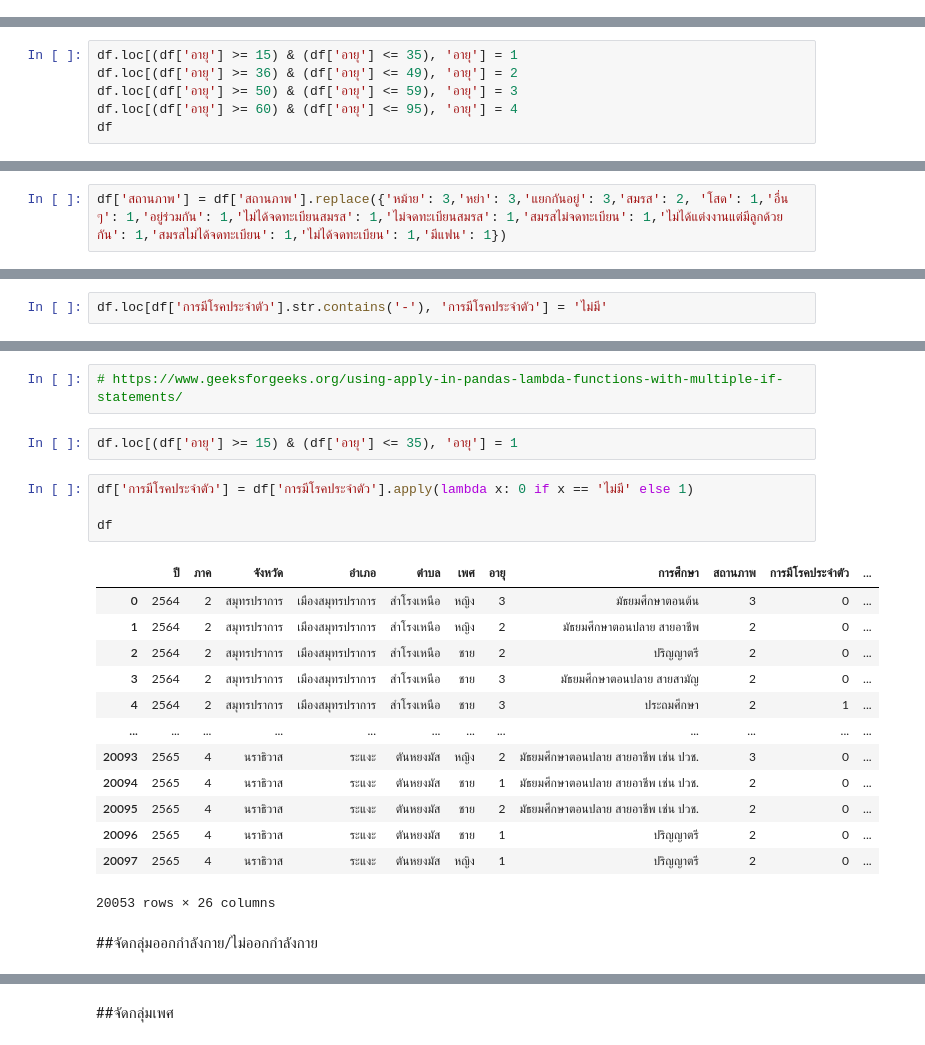
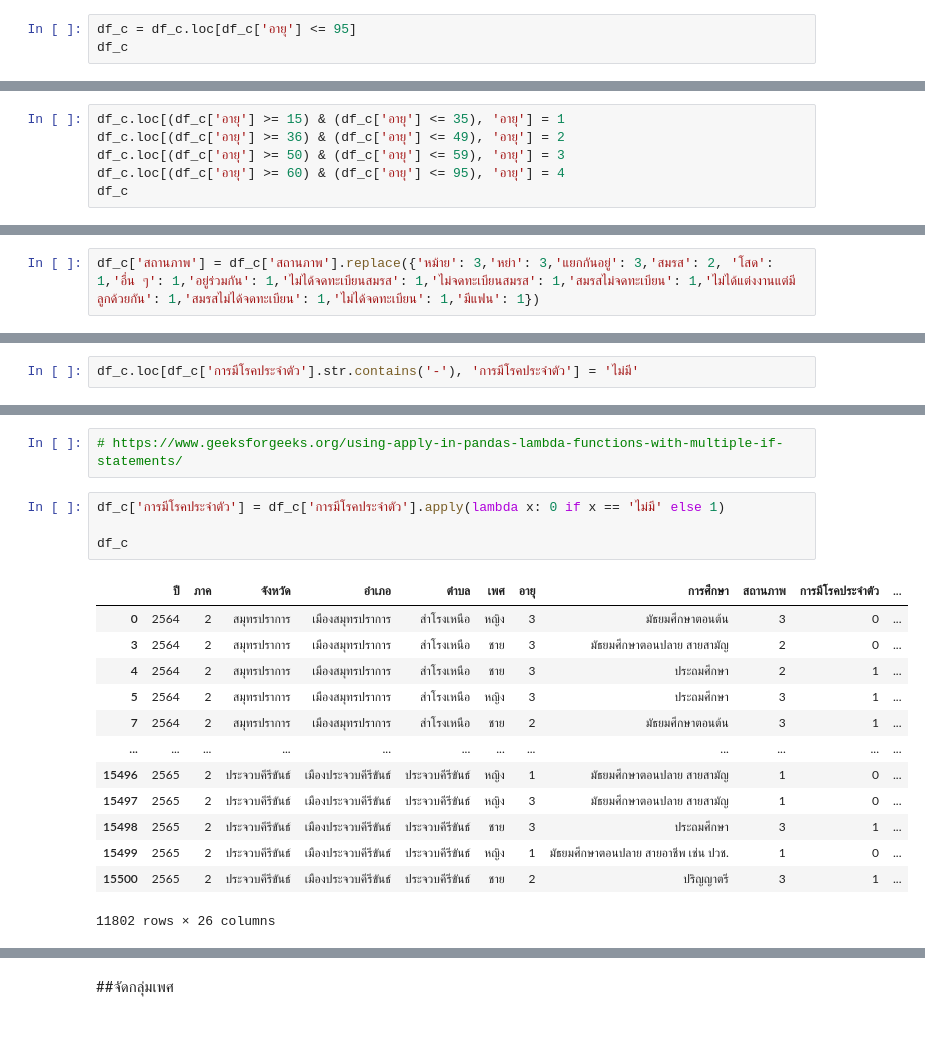
Before and after one commit to lapatradaa/BSC_DPDM23, a Jupyter notebook: ex.ipynb, the cells around one changed output, grey strips where cells are left out. Saved outputs shown, nothing was run; the diff lists cells and outputs as text.

```diff
--- a/ex.ipynb
+++ b/ex.ipynb
@@ -169,0 +233,3 @@ df
+# %%
+df_c = df_c.loc[df_c['อายุ'] <= 95]
+df_c
@@ -182,9 +262,9 @@ age_1
 # %%
-df.loc[(df['อายุ'] >= 15) & (df['อายุ'] <= 35), 'อายุ'] = 1
-df.loc[(df['อายุ'] >= 36) & (df['อายุ'] <= 49), 'อายุ'] = 2
-df.loc[(df['อายุ'] >= 50) & (df['อายุ'] <= 59), 'อายุ'] = 3
-df.loc[(df['อายุ'] >= 60) & (df['อายุ'] <= 95), 'อายุ'] = 4
-df
+df_c.loc[(df_c['อายุ'] >= 15) & (df_c['อายุ'] <= 35), 'อายุ'] = 1
+df_c.loc[(df_c['อายุ'] >= 36) & (df_c['อายุ'] <= 49), 'อายุ'] = 2
+df_c.loc[(df_c['อายุ'] >= 50) & (df_c['อายุ'] <= 59), 'อายุ'] = 3
+df_c.loc[(df_c['อายุ'] >= 60) & (df_c['อายุ'] <= 95), 'อายุ'] = 4
+df_c
 # %% [output]
 |  | ปี | ภาค | จังหวัด | อำเภอ | ตำบล | เพศ | อายุ | การศึกษา | สถานภาพ | การมีโรคประจำตัว | ... |
 | 0 | 2564 | 2 | สมุทรปราการ | เมืองสมุทรปราการ | สำโรงเหนือ | หญิง | 3 | มัธยมศึกษาตอนต้น | แยกกันอยู่ | ไม่มี | ... |
@@ -222,4 +300,4 @@ status_counts
 Name: สถานภาพ, dtype: int64
 # %%
-df['สถานภาพ'] = df['สถานภาพ'].replace({'หม้าย': 3,'หย่า': 3,'แยกกันอยู่': 3,'สมรส': 2, 'โสด': 1,'อื่น ๆ': 1,'อยู่ร่วมกัน': 1,'ไม่ได้จดทะเบียนสมรส': 1,'ไม่จดทะเบียนสมรส': 1,'สมรสไม่จดทะเบียน': 1,'ไม่ได้แต่งงานแต่มีลูกด้วยกัน': 1,'สมรสไม่ได้จดทะเบียน': 1,'ไม่ได้จดทะเบียน': 1,'มีแฟน': 1})
+df_c['สถานภาพ'] = df_c['สถานภาพ'].replace({'หม้าย': 3,'หย่า': 3,'แยกกันอยู่': 3,'สมรส': 2, 'โสด': 1,'อื่น ๆ': 1,'อยู่ร่วมกัน': 1,'ไม่ได้จดทะเบียนสมรส': 1,'ไม่จดทะเบียนสมรส': 1,'สมรสไม่จดทะเบียน': 1,'ไม่ได้แต่งงานแต่มีลูกด้วยกัน': 1,'สมรสไม่ได้จดทะเบียน': 1,'ไม่ได้จดทะเบียน': 1,'มีแฟน': 1})
 # %%
@@ -240,5 +318,5 @@ no_disease
 # %% [output]
 0
 # %%
-df.loc[df['การมีโรคประจำตัว'].str.contains('-'), 'การมีโรคประจำตัว'] = 'ไม่มี'
+df_c.loc[df_c['การมีโรคประจำตัว'].str.contains('-'), 'การมีโรคประจำตัว'] = 'ไม่มี'
 # %%
@@ -265,24 +343,20 @@ df
 # %%
 # https://www.geeksforgeeks.org/using-apply-in-pandas-lambda-functions-with-multiple-if-statements/
-# %%
-df.loc[(df['อายุ'] >= 15) & (df['อายุ'] <= 35), 'อายุ'] = 1
 # %%
-df['การมีโรคประจำตัว'] = df['การมีโรคประจำตัว'].apply(lambda x: 0 if x == 'ไม่มี' else 1)
+df_c['การมีโรคประจำตัว'] = df_c['การมีโรคประจำตัว'].apply(lambda x: 0 if x == 'ไม่มี' else 1)
 
-df
+df_c
 # %% [output]
 |  | ปี | ภาค | จังหวัด | อำเภอ | ตำบล | เพศ | อายุ | การศึกษา | สถานภาพ | การมีโรคประจำตัว | ... |
 | 0 | 2564 | 2 | สมุทรปราการ | เมืองสมุทรปราการ | สำโรงเหนือ | หญิง | 3 | มัธยมศึกษาตอนต้น | 3 | 0 | ... |
-| 1 | 2564 | 2 | สมุทรปราการ | เมืองสมุทรปราการ | สำโรงเหนือ | หญิง | 2 | มัธยมศึกษาตอนปลาย สายอาชีพ | 2 | 0 | ... |
-| 2 | 2564 | 2 | สมุทรปราการ | เมืองสมุทรปราการ | สำโรงเหนือ | ชาย | 2 | ปริญญาตรี | 2 | 0 | ... |
 | 3 | 2564 | 2 | สมุทรปราการ | เมืองสมุทรปราการ | สำโรงเหนือ | ชาย | 3 | มัธยมศึกษาตอนปลาย สายสามัญ | 2 | 0 | ... |
 | 4 | 2564 | 2 | สมุทรปราการ | เมืองสมุทรปราการ | สำโรงเหนือ | ชาย | 3 | ประถมศึกษา | 2 | 1 | ... |
+| 5 | 2564 | 2 | สมุทรปราการ | เมืองสมุทรปราการ | สำโรงเหนือ | หญิง | 3 | ประถมศึกษา | 3 | 1 | ... |
+| 7 | 2564 | 2 | สมุทรปราการ | เมืองสมุทรปราการ | สำโรงเหนือ | ชาย | 2 | มัธยมศึกษาตอนต้น | 3 | 1 | ... |
 | ... | ... | ... | ... | ... | ... | ... | ... | ... | ... | ... | ... |
-| 20093 | 2565 | 4 | นราธิวาส | ระแงะ | ตันหยงมัส | หญิง | 2 | มัธยมศึกษาตอนปลาย สายอาชีพ เช่น ปวช. | 3 | 0 | ... |
-| 20094 | 2565 | 4 | นราธิวาส | ระแงะ | ตันหยงมัส | ชาย | 1 | มัธยมศึกษาตอนปลาย สายอาชีพ เช่น ปวช. | 2 | 0 | ... |
-| 20095 | 2565 | 4 | นราธิวาส | ระแงะ | ตันหยงมัส | ชาย | 2 | มัธยมศึกษาตอนปลาย สายอาชีพ เช่น ปวช. | 2 | 0 | ... |
-| 20096 | 2565 | 4 | นราธิวาส | ระแงะ | ตันหยงมัส | ชาย | 1 | ปริญญาตรี | 2 | 0 | ... |
-| 20097 | 2565 | 4 | นราธิวาส | ระแงะ | ตันหยงมัส | หญิง | 1 | ปริญญาตรี | 2 | 0 | ... |
+| 15496 | 2565 | 2 | ประจวบคีรีขันธ์ | เมืองประจวบคีรีขันธ์ | ประจวบคีรีขันธ์ | หญิง | 1 | มัธยมศึกษาตอนปลาย สายสามัญ | 1 | 0 | ... |
+| 15497 | 2565 | 2 | ประจวบคีรีขันธ์ | เมืองประจวบคีรีขันธ์ | ประจวบคีรีขันธ์ | หญิง | 3 | มัธยมศึกษาตอนปลาย สายสามัญ | 1 | 0 | ... |
+| 15498 | 2565 | 2 | ประจวบคีรีขันธ์ | เมืองประจวบคีรีขันธ์ | ประจวบคีรีขันธ์ | ชาย | 3 | ประถมศึกษา | 3 | 1 | ... |
+| 15499 | 2565 | 2 | ประจวบคีรีขันธ์ | เมืองประจวบคีรีขันธ์ | ประจวบคีรีขันธ์ | หญิง | 1 | มัธยมศึกษาตอนปลาย สายอาชีพ เช่น ปวช. | 1 | 0 | ... |
+| 15500 | 2565 | 2 | ประจวบคีรีขันธ์ | เมืองประจวบคีรีขันธ์ | ประจวบคีรีขันธ์ | ชาย | 2 | ปริญญาตรี | 3 | 1 | ... |
-20053 rows × 26 columns
+11802 rows × 26 columns
-# %% [markdown]
-##จัดกลุ่มออกกำลังกาย/ไม่ออกกำลังกาย
```
Also changed, not shown: parts of 59 cells of this notebook.
